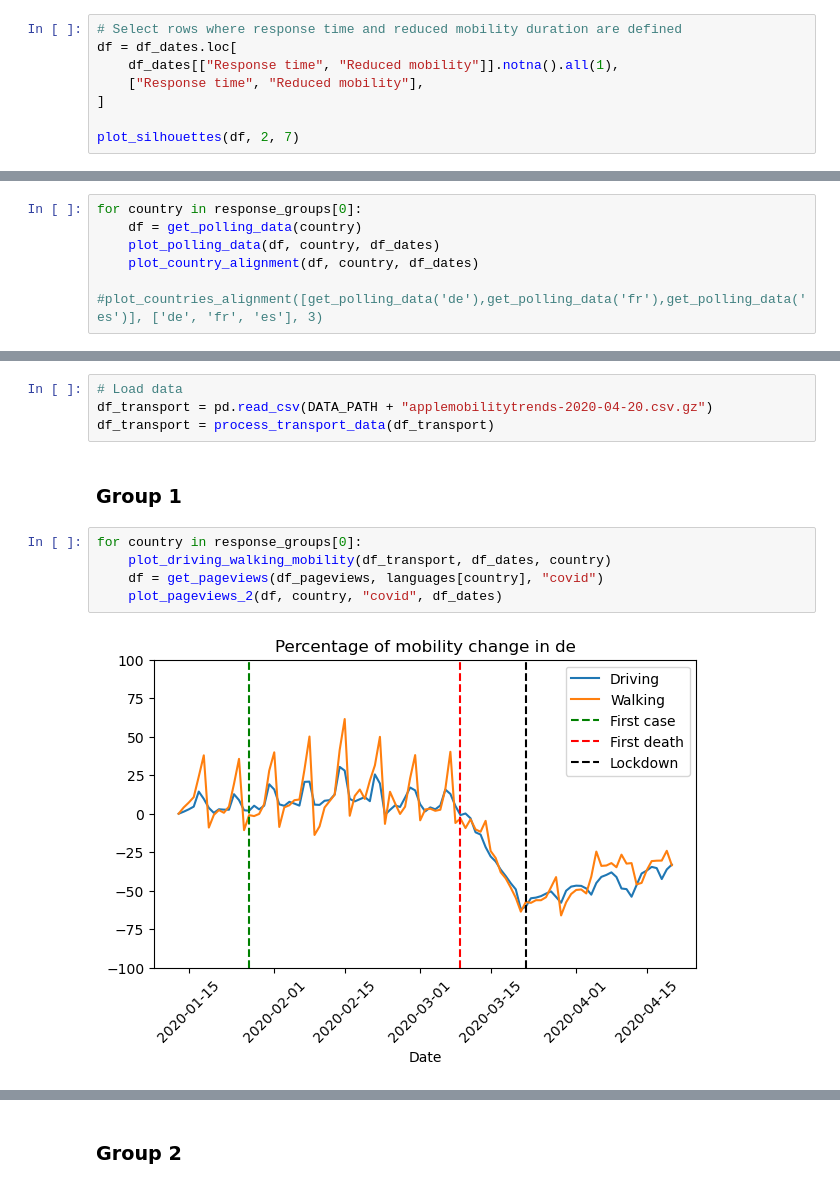
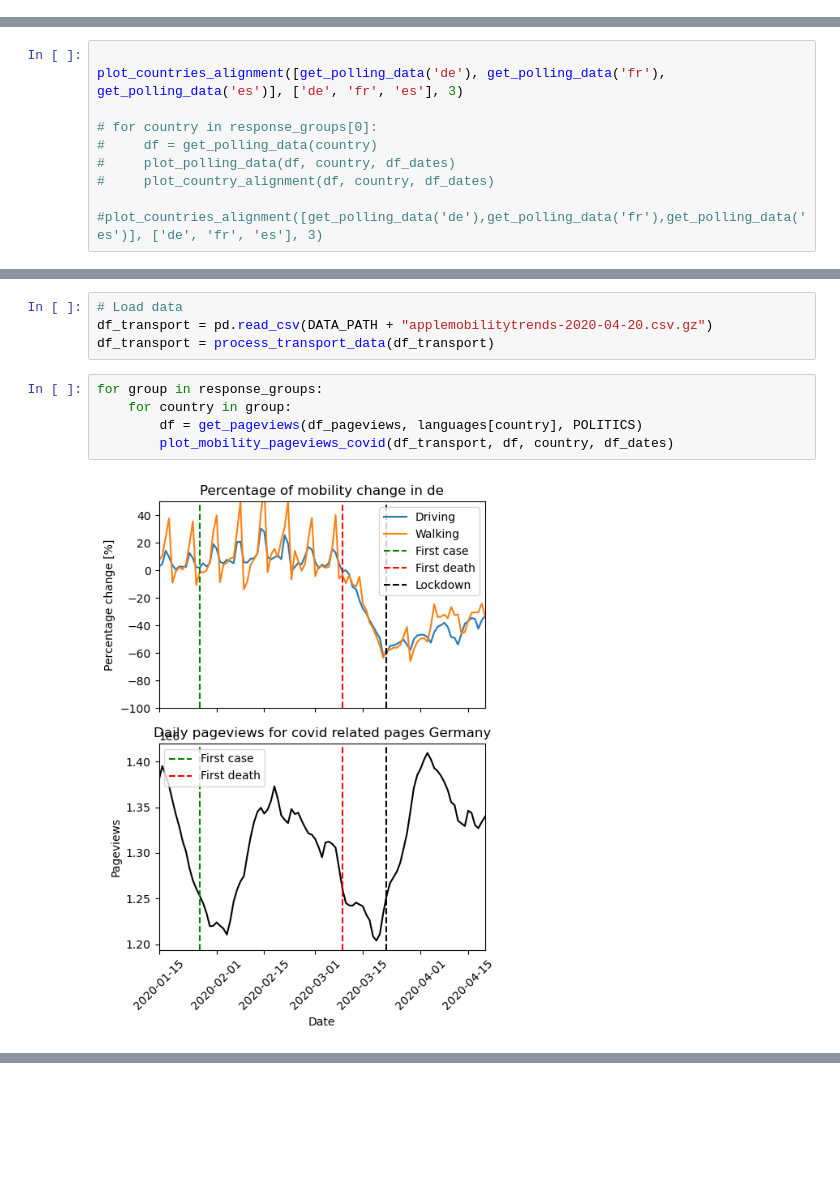
Before and after one commit to epfl-ada/ada-2022-project-zeta, a Jupyter notebook: ADAnalysis_thomas.ipynb, the cells around one changed output, grey strips where cells are left out. Cells and saved outputs as stored; diff of their text form; blank space fills up the shorter version.

```diff
--- a/ADAnalysis_thomas.ipynb
+++ b/ADAnalysis_thomas.ipynb
@@ -44,11 +44,3 @@ df_dates
 | se | 2020-01-31 | 2020-03-11 | 2020-03-18 | 2020-03-12 | NaT | 2020-03-11 | 2020-06-05 | ... |
 # %% [markdown]
 We calculate the Silhouette Score for different numbers of clusters in order to find the optimal number of clusters.
-# %%
-# Select rows where response time and reduced mobility duration are defined
-df = df_dates.loc[
-    df_dates[["Response time", "Reduced mobility"]].notna().all(1),
-    ["Response time", "Reduced mobility"],
-]
-
-plot_silhouettes(df, 2, 7)
@@ -125,8 +100,11 @@ In addition, we denote with `*` the main party in government at the beginning of
 # %%
-for country in response_groups[0]:
-    df = get_polling_data(country)
-    plot_polling_data(df, country, df_dates)
-    plot_country_alignment(df, country, df_dates)
+
+plot_countries_alignment([get_polling_data('de'), get_polling_data('fr'), get_polling_data('es')], ['de', 'fr', 'es'], 3)
+
+# for country in response_groups[0]:
+#     df = get_polling_data(country)
+#     plot_polling_data(df, country, df_dates)
+#     plot_country_alignment(df, country, df_dates)
 
 #plot_countries_alignment([get_polling_data('de'),get_polling_data('fr'),get_polling_data('es')], ['de', 'fr', 'es'], 3)
 # %% [output]
@@ -236,12 +207,10 @@ We can also plot the mobility data with the intervention dates overlayed. This w
 # Load data
 df_transport = pd.read_csv(DATA_PATH + "applemobilitytrends-2020-04-20.csv.gz")
 df_transport = process_transport_data(df_transport)
-# %% [markdown]
-### Group 1
 # %%
-for country in response_groups[0]:
-    plot_driving_walking_mobility(df_transport, df_dates, country)
-    df = get_pageviews(df_pageviews, languages[country], "covid")
-    plot_pageviews_2(df, country, "covid", df_dates)
+for group in response_groups:
+    for country in group:
+        df = get_pageviews(df_pageviews, languages[country], POLITICS)
+        plot_mobility_pageviews_covid(df_transport, df, country, df_dates)
 # %% [output]
-[figure, old version]
+[figure, new version]
@@ -255,2 +224,0 @@ for country in response_groups[0]:
-# %% [markdown]
-### Group 2
```
Also changed, not shown: parts of 15 cells of this notebook.
